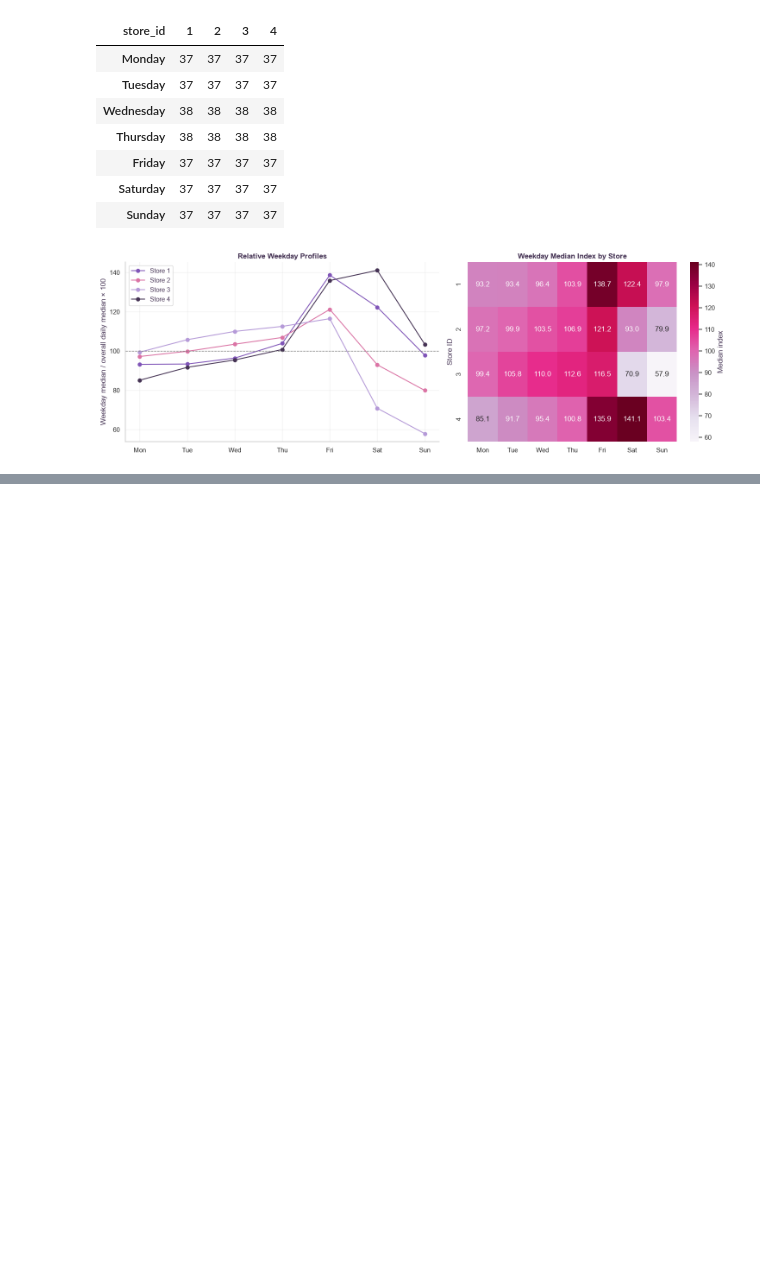
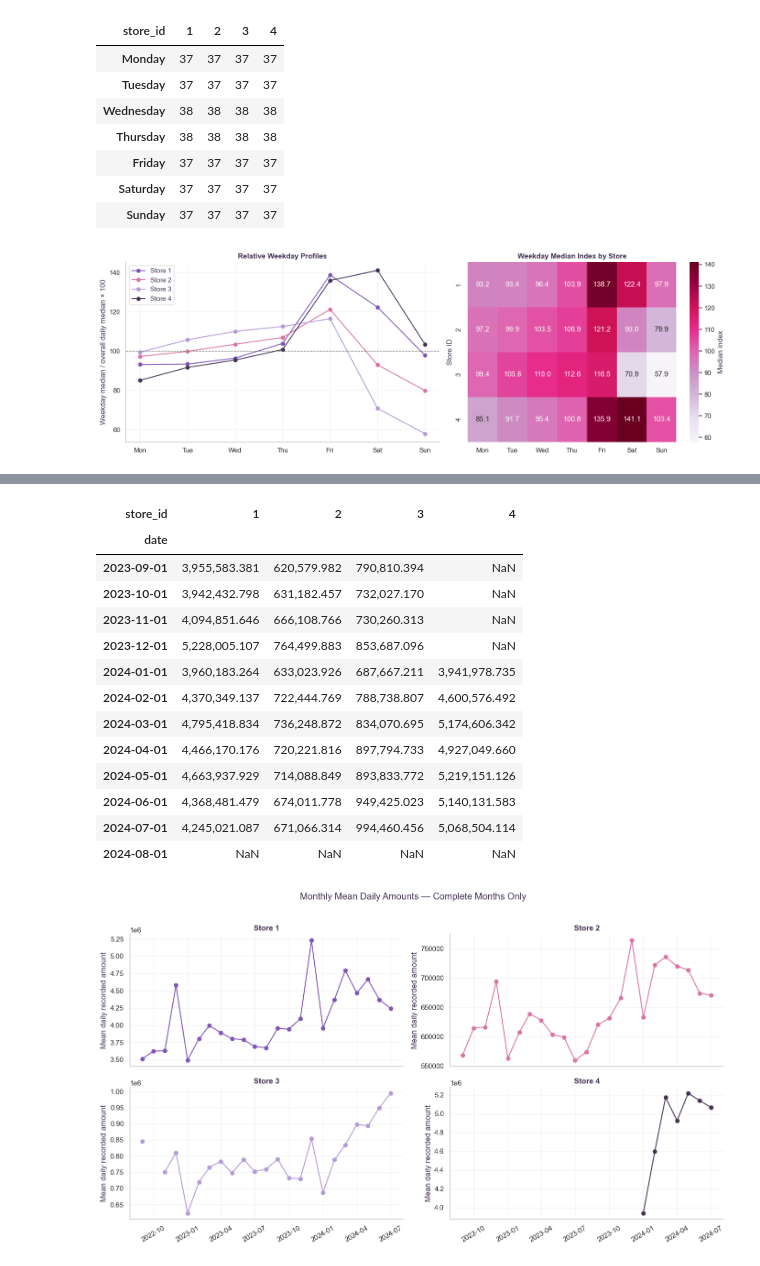
Before and after one commit to dasha-pn/forecasting-and-decision-optimization, a Jupyter notebook: notebooks/01_retail_data_audit.ipynb, the cells around one changed output, grey strips where cells are left out. Cells and saved outputs as stored; diff of their text form; code cells hidden in the pictures; blank space fills up the shorter version.

```diff
--- a/notebooks/01_retail_data_audit.ipynb
+++ b/notebooks/01_retail_data_audit.ipynb
@@ -1175,0 +1206,48 @@ Observed days per weekday:
+# %%
+monthly_mean = daily_amount.resample("MS").mean()
+monthly_count = daily_amount.resample("MS").count()
+
+expected_days = pd.Series(
+    monthly_mean.index.days_in_month,
+    index=monthly_mean.index,
+)
+
+complete_month = monthly_count.eq(expected_days, axis="index")
+monthly_mean_complete = monthly_mean.where(complete_month)
+
+display(monthly_mean_complete.tail(12))
+
+fig, axes = plt.subplots(2, 2, figsize=(14, 8), sharex=True)
+
+for ax, store_id, color in zip(
+    axes.flat, daily_amount.columns, store_colors
+):
+    ax.plot(
+        monthly_mean_complete.index,
+        monthly_mean_complete[store_id],
+        marker="o",
+        color=color,
+    )
+    ax.set_title(f"Store {store_id}")
+    ax.set_ylabel("Mean daily recorded amount")
+    ax.tick_params(axis="x", rotation=30)
+
+fig.suptitle("Monthly Mean Daily Amounts — Complete Months Only")
+plt.tight_layout(rect=[0, 0, 1, 0.96])
+plt.show()
+# %% [output]
+| store_id | 1 | 2 | 3 | 4 |
+| date |  |  |  |  |
+| 2023-09-01 | 3,955,583.381 | 620,579.982 | 790,810.394 | NaN |
+| 2023-10-01 | 3,942,432.798 | 631,182.457 | 732,027.170 | NaN |
+| 2023-11-01 | 4,094,851.646 | 666,108.766 | 730,260.313 | NaN |
+| 2023-12-01 | 5,228,005.107 | 764,499.883 | 853,687.096 | NaN |
+| 2024-01-01 | 3,960,183.264 | 633,023.926 | 687,667.211 | 3,941,978.735 |
+| 2024-02-01 | 4,370,349.137 | 722,444.769 | 788,738.807 | 4,600,576.492 |
+| 2024-03-01 | 4,795,418.834 | 736,248.872 | 834,070.695 | 5,174,606.342 |
+| 2024-04-01 | 4,466,170.176 | 720,221.816 | 897,794.733 | 4,927,049.660 |
+| 2024-05-01 | 4,663,937.929 | 714,088.849 | 893,833.772 | 5,219,151.126 |
+| 2024-06-01 | 4,368,481.479 | 674,011.778 | 949,425.023 | 5,140,131.583 |
+| 2024-07-01 | 4,245,021.087 | 671,066.314 | 994,460.456 | 5,068,504.114 |
+| 2024-08-01 | NaN | NaN | NaN | NaN |
+[figure, added]
```
Also changed, not shown: parts of 29 cells of this notebook.
